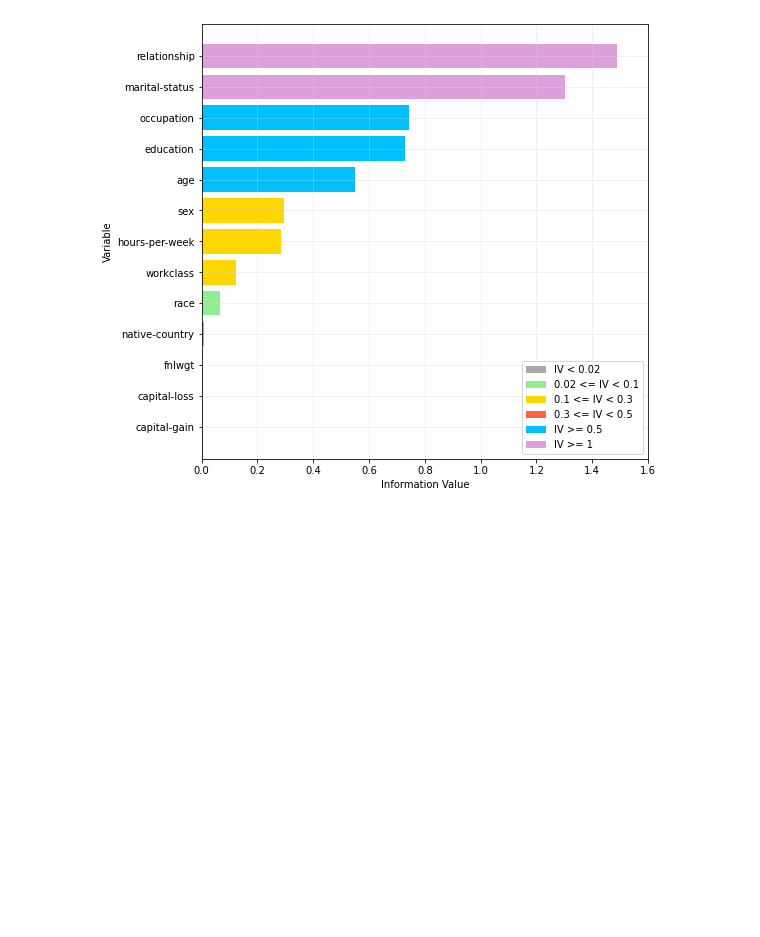
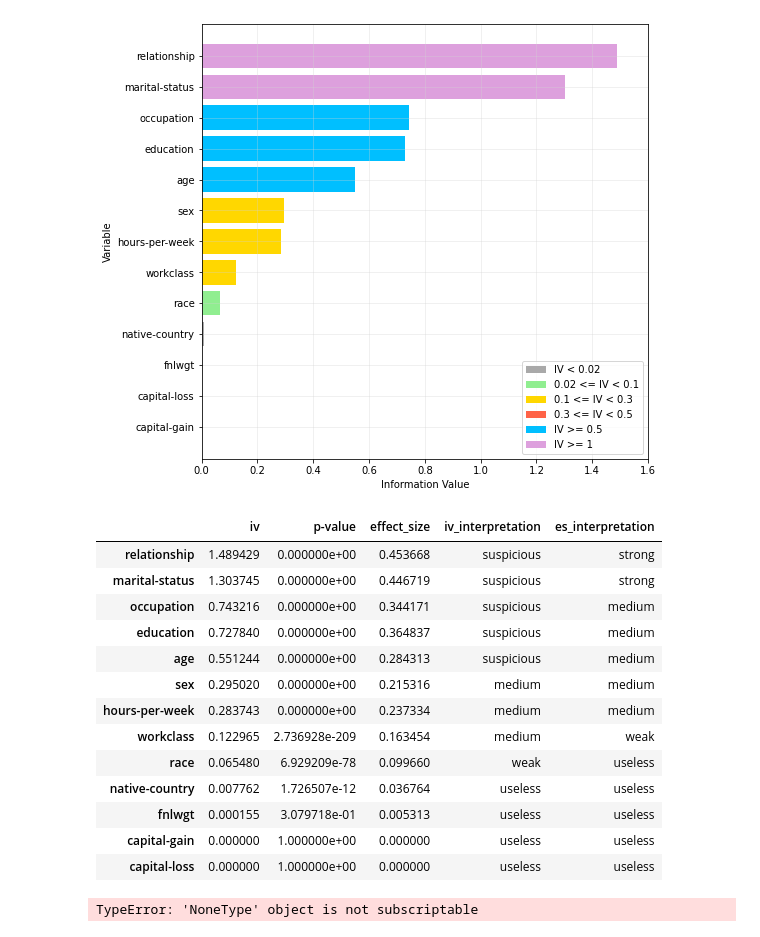
Before and after one commit to Paulina-Iwach/Data_Mining_Project, a Jupyter notebook: feature_selection.ipynb, the cells around one changed output. Drawn from its saved outputs; the diff is of its cells as text; code cells hidden in the pictures; blank space fills up the shorter version.

```diff
--- a/feature_selection.ipynb
+++ b/feature_selection.ipynb
@@ -417,3 +417,27 @@ plt.savefig('plots/IV.pdf', bbox_inches='tight')
 plt.show()
 # %% [output]
 [figure]
+# %%
+iv = IV()
+s = StatsSignificance()
+
+ar = AttributeRelevance()
+# %%
+df_analysis = ar.analyze(feats, iv, s, interpretation=True)
+display(df_analysis)['iv',	'p-value']
+# %% [output]
+|  | iv | p-value | effect_size | iv_interpretation | es_interpretation |
+| relationship | 1.489429 | 0.000000e+00 | 0.453668 | suspicious | strong |
+| marital-status | 1.303745 | 0.000000e+00 | 0.446719 | suspicious | strong |
+| occupation | 0.743216 | 0.000000e+00 | 0.344171 | suspicious | medium |
+| education | 0.727840 | 0.000000e+00 | 0.364837 | suspicious | medium |
+| age | 0.551244 | 0.000000e+00 | 0.284313 | suspicious | medium |
+| sex | 0.295020 | 0.000000e+00 | 0.215316 | medium | medium |
+| hours-per-week | 0.283743 | 0.000000e+00 | 0.237334 | medium | medium |
+| workclass | 0.122965 | 2.736928e-209 | 0.163454 | medium | weak |
+| race | 0.065480 | 6.929209e-78 | 0.099660 | weak | useless |
+| native-country | 0.007762 | 1.726507e-12 | 0.036764 | useless | useless |
+| fnlwgt | 0.000155 | 3.079718e-01 | 0.005313 | useless | useless |
+| capital-gain | 0.000000 | 1.000000e+00 | 0.000000 | useless | useless |
+| capital-loss | 0.000000 | 1.000000e+00 | 0.000000 | useless | useless |
+TypeError: 'NoneType' object is not subscriptable
```
Also changed, not shown: parts of 8 cells of this notebook, 10 other files.
